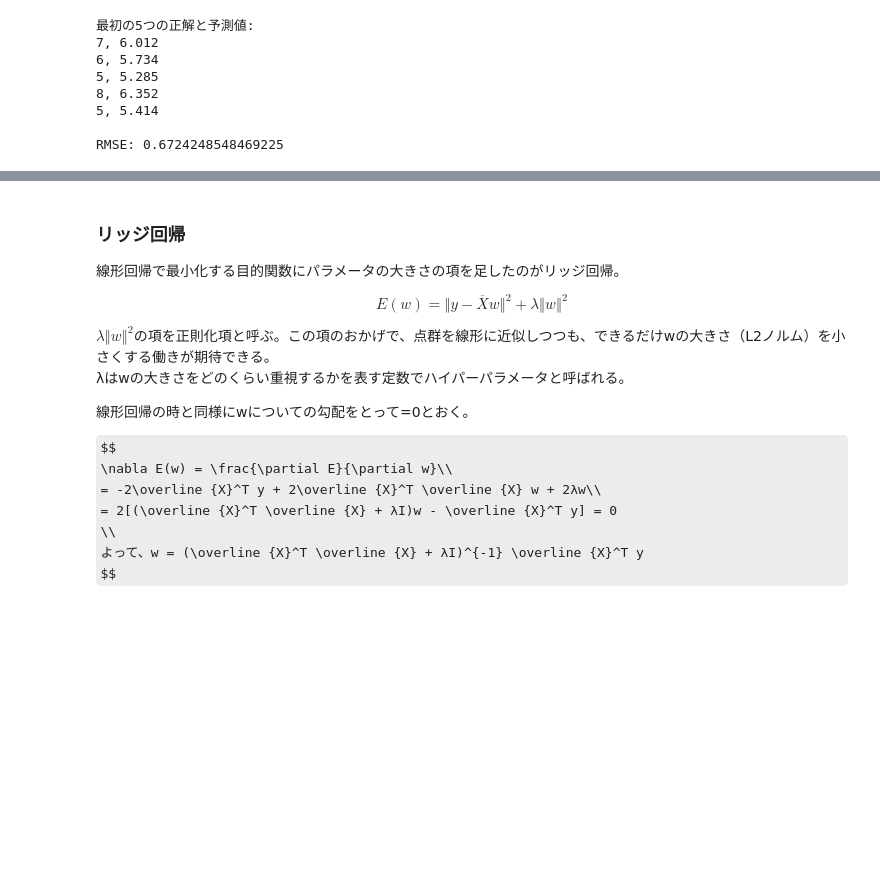
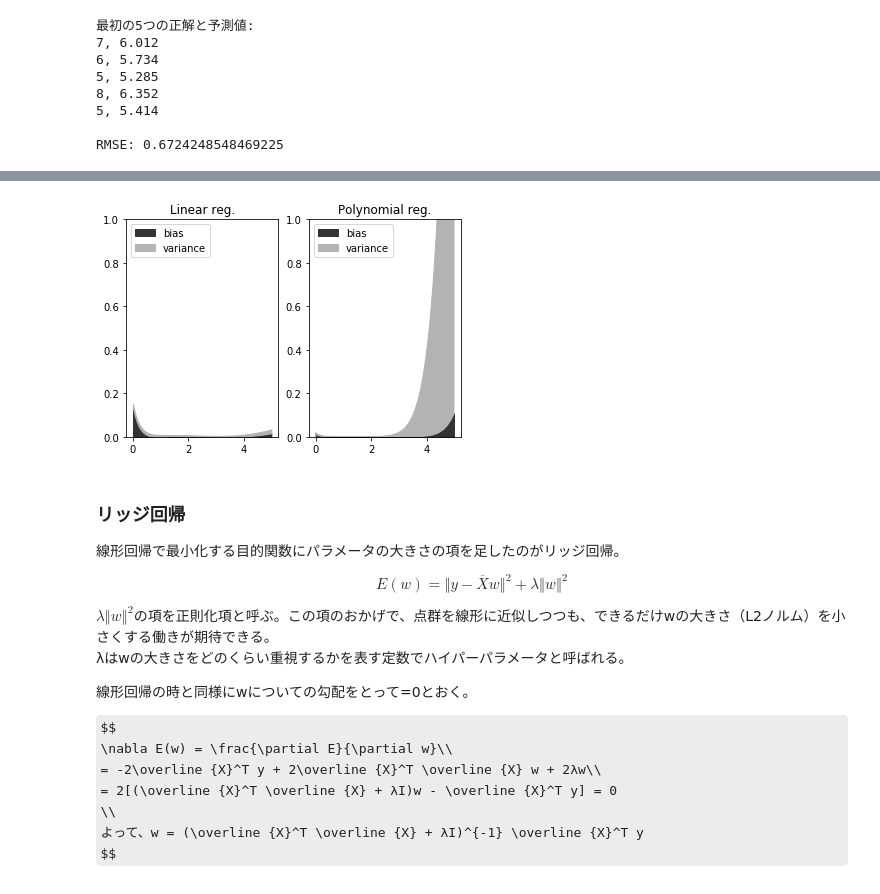
Before and after one commit to ikki02/Python, a Jupyter notebook: DataScience/DataScience_theory1.ipynb, the cells around one changed output, grey strips where cells are left out. Drawn from its saved outputs; the diff is of its cells as text; code cells hidden in the pictures; some formulas as TeX source; blank space fills up the shorter version.

```diff
--- a/DataScience/DataScience_theory1.ipynb
+++ b/DataScience/DataScience_theory1.ipynb
@@ -268,3 +369,67 @@ RMSE: 0.6724248548469225
+# %%
+# バイアスとバリアンスの可視化
+# 多項式関数の方が、バイアスは小さくても、x>3以降、バリアンスがすごく大きくなっていることがわかる。
+# なお、varianceの計算式が間違っている可能性を懸念している。
+# 下記提案の書き方で描画すると、言いたいことは言えるが、varianceはかなり大きくなることも確認済。
+import numpy as np
+import matplotlib.pyplot as plt
+import warnings
+#import polyreg
+#import linearreg
+
+
+def f(x):
+    return 1 / (1 + x)
+
+
+def sample(n):
+    x = np.random.random(n) * 5
+    y = f(x)
+    return x, y
+
+
+xx = np.arange(0, 5, 0.01)
+np.random.seed(0)
+y_poly_sum = np.zeros(len(xx))
+y_poly_sum_sq = np.zeros(len(xx))
+y_lin_sum = np.zeros(len(xx))
+y_lin_sum_sq = np.zeros(len(xx))
+y_true = f(xx)
+n = 100000
+warnings.filterwarnings("ignore")
+for _ in range(n):
+    x, y = sample(5)
+    poly = PolynomialRegression(4)
+    poly.fit(x, y)
+    lin = LinearRegression()
+    lin.fit(x, y)
+    y_poly = poly.predict(xx)  #500次元の予測値ndarray
+    y_poly_sum += y_poly  #biasを計算するために、繰返し処理毎に、各次元の値を合算していく。
+    y_poly_sum_sq += (y_poly - y_true)**2  #varianceを計算するために、繰返し処理毎に、各次元の分散を合算していく。なお、(y_poly - y_poly.mean())**2の方が正しい気がする。。。
+    y_lin = lin.predict(xx.reshape(-1, 1))
+    y_lin_sum += y_lin
+    y_lin_sum_sq += (y_lin - y_true)**2  #(y_lin - y_lin.mean())**2の方が正しい気がする。。。
+
+fig = plt.figure()
+ax1 = fig.add_subplot(121)
+ax2 = fig.add_subplot(122)
+ax1.set_title("Linear reg.")
+ax2.set_title("Polynomial reg.")
+ax1.set_ylim(0, 1)
+ax2.set_ylim(0, 1)
+ax1.fill_between(xx, 0, (y_lin_sum / n - y_true)**2,
+                 color="0.2", label="bias")
+ax1.fill_between(xx, (y_lin_sum / n - y_true)**2, y_lin_sum_sq / n,  #y_lin_sum_sqにはy_trueが用いられており、やや疑問。
+                 color="0.7", label="variance")
+ax1.legend(loc="upper left")
+ax2.fill_between(xx, 0, (y_poly_sum / n - y_true)**2,
+                 color="0.2", label="bias")
+ax2.fill_between(xx, (y_poly_sum / n - y_true)**2, y_poly_sum_sq / n,  #y_poly_sum_sqにはy_trueが用いられており、やや疑問。
+                 color="0.7", label="variance")
+ax2.legend(loc="upper left")
+plt.show()
+# %% [output]
+[figure, added]
 # %% [markdown]
 ### リッジ回帰
 線形回帰で最小化する目的関数にパラメータの大きさの項を足したのがリッジ回帰。
```
Also changed, not shown: parts of 5 cells of this notebook.
